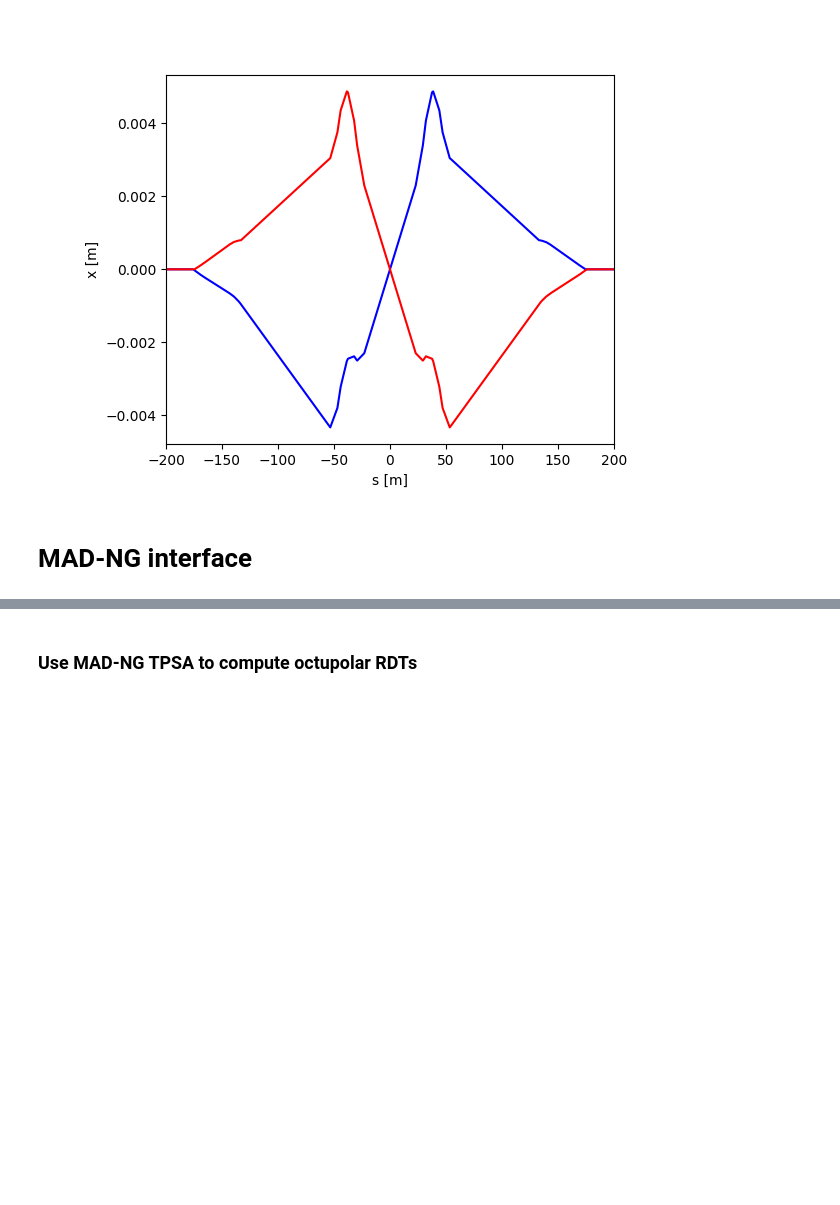
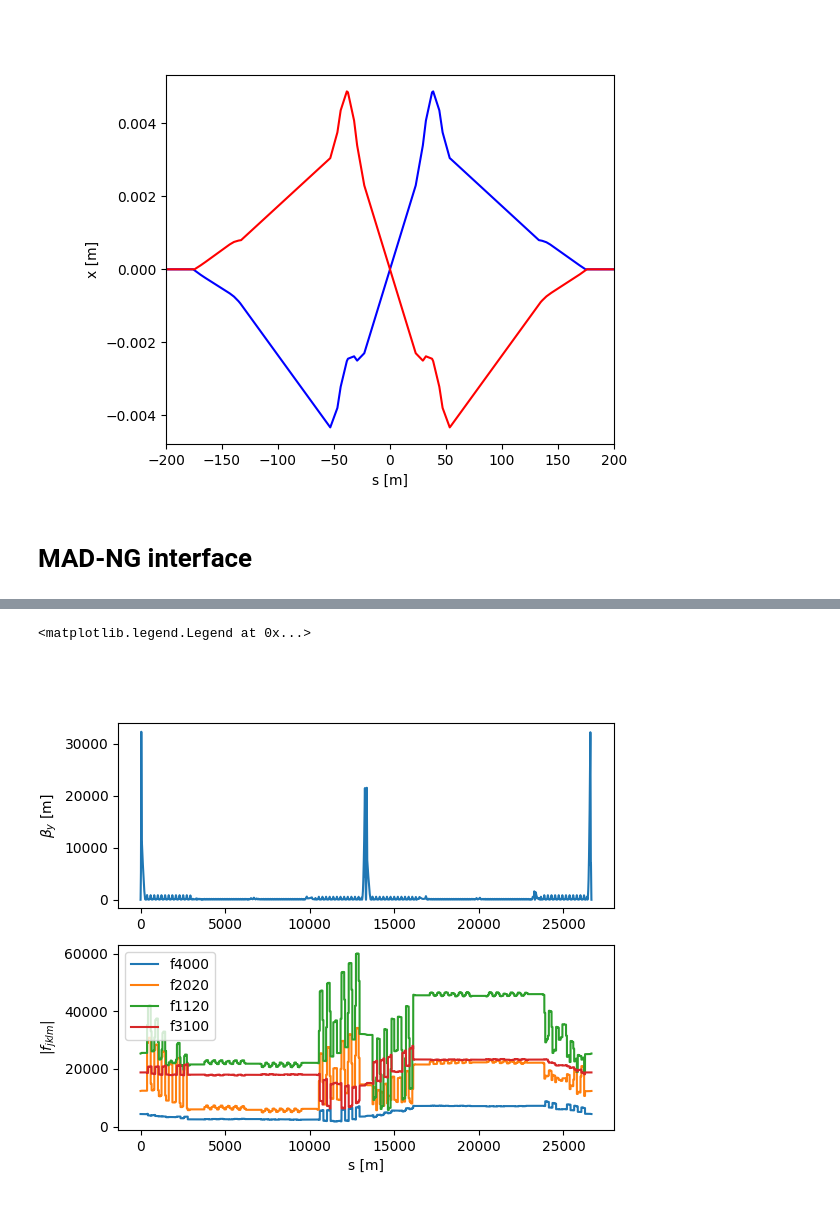
Before and after one commit to xsuite/tutorial_abp_demo, a Jupyter notebook: notebook_03_lhc_optics_match_full.ipynb, the cells around one changed output, grey strips where cells are left out. Saved outputs shown, nothing was run; the diff lists cells and outputs as text; code cells hidden in the pictures; blank space fills up the shorter version.

```diff
--- a/notebook_03_lhc_optics_match_full.ipynb
+++ b/notebook_03_lhc_optics_match_full.ipynb
@@ -166,2 +151,0 @@ RuntimeError: MAD Errored (see the MAD error output)
-# %% [markdown]
-### Use MAD-NG TPSA to compute octupolar RDTs
@@ -188,14 +152,19 @@ s, beta22, f4000, f3100, f2020, f1120 = mng.recv()
+# %%
+tw_ng = collider.lhcb1.madng_twiss(rdts=["f4000", "f3100", "f2020", "f1120"])
 # %%
 plt.figure(figsize=(6.4, 4.8*1.1))
 ax1 = plt.subplot(2,1,1)
-ax1.plot(s, beta22)
+ax1.plot(tw_ng.s, tw_ng.beta22_ng)
 plt.ylabel(r'$\beta_y$ [m]')
 
 ax2 = plt.subplot(2,1,2)
-plt.plot(s, np.abs(f4000), label='f4000')
-plt.plot(s, np.abs(f2020), label='f2020')
-plt.plot(s, np.abs(f1120), label='f1120')
-plt.plot(s, np.abs(f3100), label='f3100')
+plt.plot(tw_ng.s, np.abs(tw_ng.f4000), label='f4000')
+plt.plot(tw_ng.s, np.abs(tw_ng.f2020), label='f2020')
+plt.plot(tw_ng.s, np.abs(tw_ng.f1120), label='f1120')
+plt.plot(tw_ng.s, np.abs(tw_ng.f3100), label='f3100')
 plt.xlabel('s [m]')
 plt.ylabel(r'|$f_{jklm}$|')
 plt.legend()
+# %% [output]
+<matplotlib.legend.Legend at 0x...>
+[figure, added]
```
Also changed, not shown: parts of 5 cells of this notebook, 3 other files.
